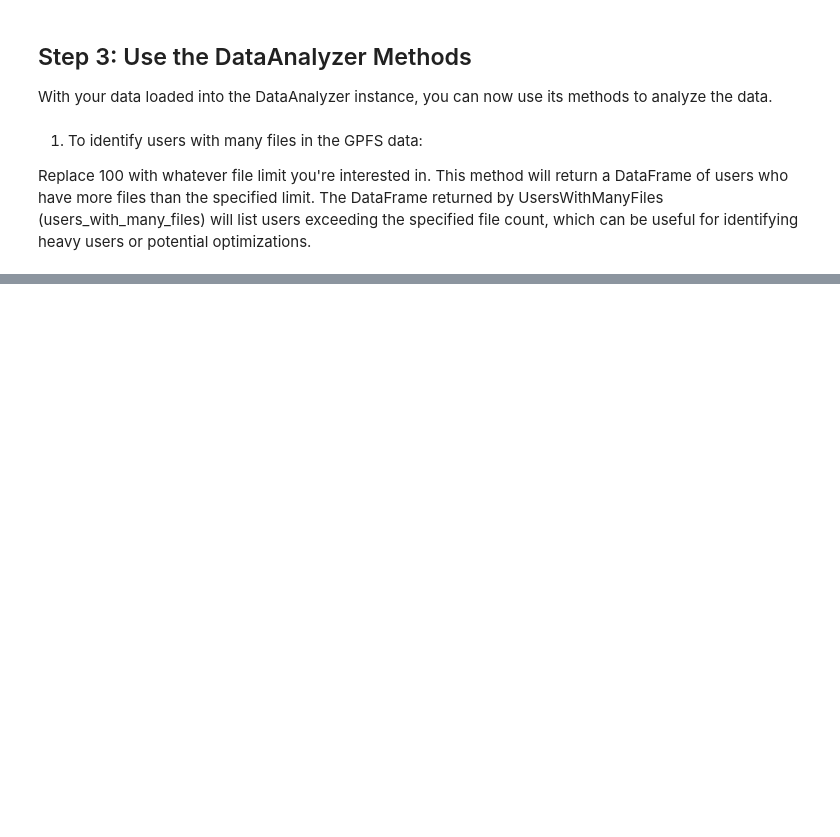
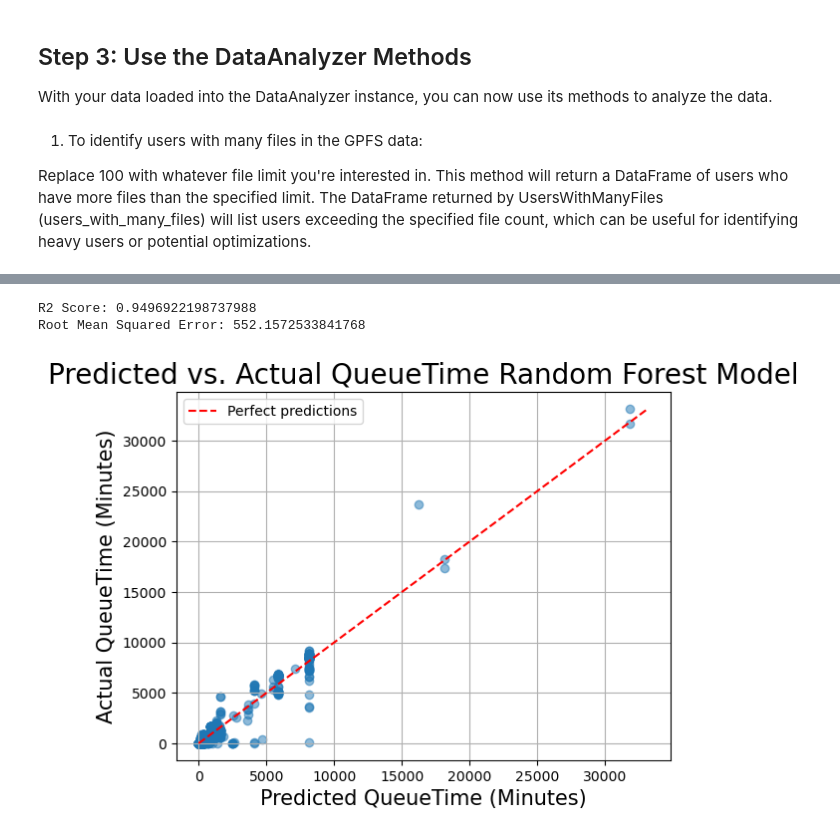
Before and after one commit to tairaeli/ICER_user_data_analytics, a Jupyter notebook: ICER_package_demo.ipynb, the cells around one changed output, grey strips where cells are left out. Drawn from its saved outputs; the diff is of its cells as text; code cells hidden in the pictures; blank space fills up the shorter version.

```diff
--- a/ICER_package_demo.ipynb
+++ b/ICER_package_demo.ipynb
@@ -85,0 +83,7 @@ slurm path=
+# %%
+# Example usage
+analyzer.predict_waltime()
+# %% [output]
+R2 Score: 0.9496922198737988
+Root Mean Squared Error: 552.1572533841768
+[figure, added]
```
Also changed, not shown: parts of 12 cells of this notebook, 1 other file.
